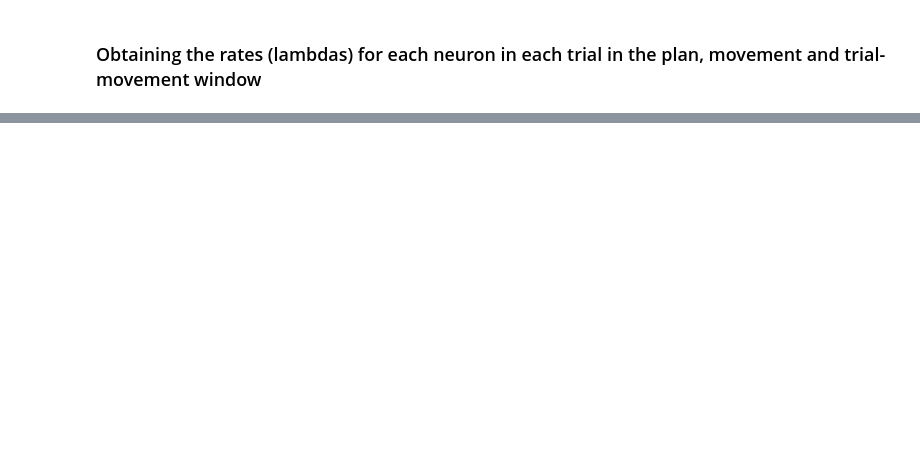
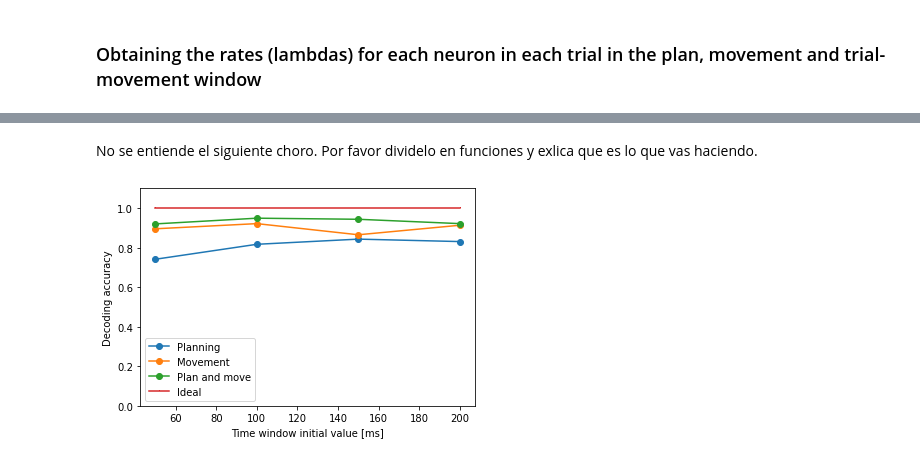
Before and after one commit to SaiAkhilVudattu/Neuro_classes, a Jupyter notebook: signal_processing/HW3/HW3.ipynb, the cells around one changed output, grey strips where cells are left out. Drawn from its saved outputs; the diff is of its cells as text; code cells hidden in the pictures; blank space fills up the shorter version.

Commit message:
Variable windows not working

```diff
--- a/signal_processing/HW3/HW3.ipynb
+++ b/signal_processing/HW3/HW3.ipynb
@@ -343,0 +258,14 @@ Chance:  0.125
+# %%
+# Finds the number of spikes in the MODIFIED plan window
+def spikes_window(time_window, spikeTimes, trialSpikes, timeTouchHeld):
+    mod_planSpikes = []
+    mod_movementSpikes = []
+
+    for trialIdx, trialSpikes in enumerate(spikeTimes): #what does st mean? The iteration variable
+        mod_planSpikes.append([np.sum((st > timeTouchHeld[trialIdx]) & (st < timeTouchHeld[trialIdx]+time_window)) for st in trialSpikes])
+        mod_movementSpikes.append([np.sum((st > timeGoCue[trialIdx]) & (st < timeGoCue[trialIdx]+time_window)) for st in trialSpikes])
+
+    mod_planSpikes = np.array(mod_planSpikes) # will be 1127 x 190 (number of trials by number of neurons)
+    mod_movementSpikes = np.array(mod_movementSpikes) # will be 1127 x 190 (number of trials by number of neurons)
+
+    return mod_planSpikes, mod_movementSpikes
@@ -343,0 +303,6 @@ Chance:  0.125
+# %%
+time_window = 50
+lambda_planSpikes, lambda_movementSpikes, lambda_plan_move_Spikes = Change_time_window_V2(time_window, spikeTimes, trialSpikes, timeTouchHeld)
+print(correct_plan)
+print(correct_move)
+print(correct_plan_move)
@@ -343,0 +311,15 @@ Chance:  0.125
+# %%
+# Takes around 2 min to run
+n = 15
+time_windows = [i*50+50 for i in range(n)]
+print(time_windows)
+
+correct_plans = np.zeros(n)
+correct_moves = np.zeros(n)
+correct_plan_moves = np.zeros(n)
+
+for i in range(len(time_windows)):
+    print("Running "+str(time_windows[i])+"ms time window.")
+
+    correct_plans[i], correct_moves[i], correct_plan_moves[i] = Change_time_window_V2(time_window, spikeTimes,
+                                                                                   trialSpikes, timeTouchHeld)
@@ -343,0 +341,2 @@ Chance:  0.125
+# %% [markdown]
+No se entiende el siguiente choro. Por favor dividelo en funciones y exlica que es lo que vas haciendo.
@@ -343,0 +452,12 @@ Chance:  0.125
+# %%
+plt.plot(sliding_window_init, correct_plans, marker="o", label = "Planning")
+plt.plot(sliding_window_init, correct_moves, marker="o", label = "Movement")
+plt.plot(sliding_window_init, correct_plan_moves, marker="o", label = "Plan and move")
+plt.plot([50, 200], [1, 1], marker = ",", label="Ideal")
+plt.xlabel("Time window initial value [ms]")
+plt.ylabel("Decoding accuracy")
+plt.legend()
+plt.ylim([0, 1.1])
+plt.show()
+# %% [output]
+[figure, added]
```
Also changed, not shown: parts of 31 cells of this notebook.
